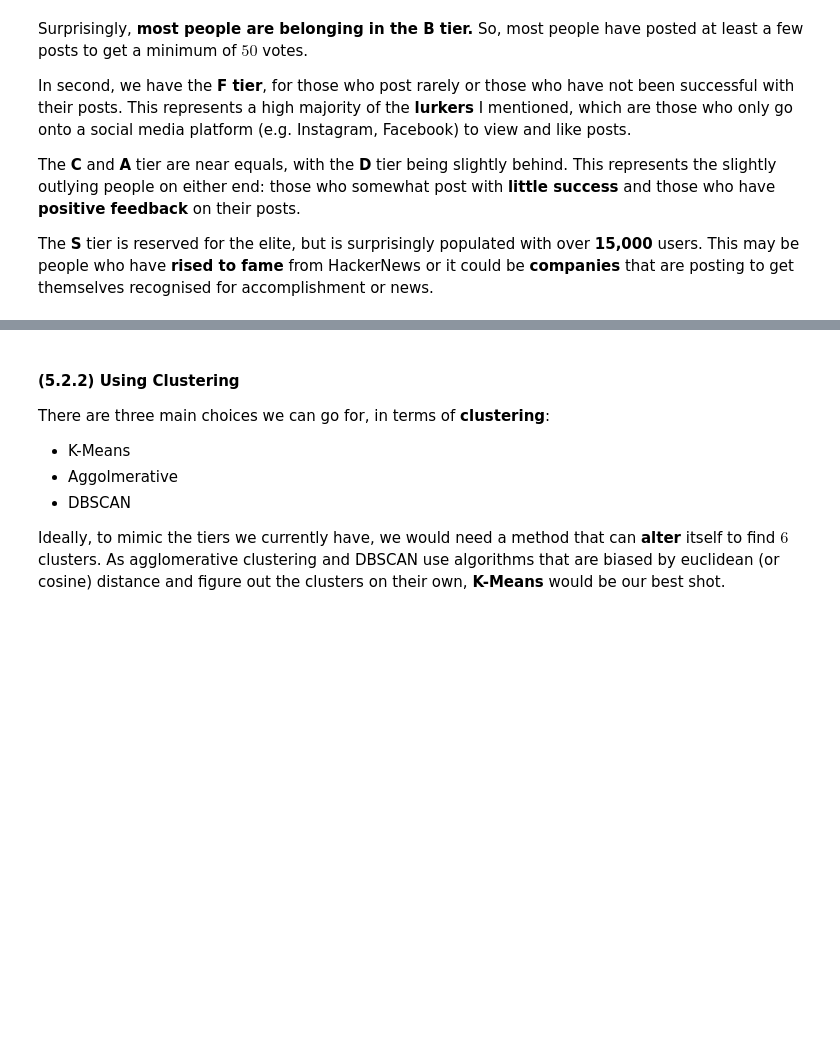
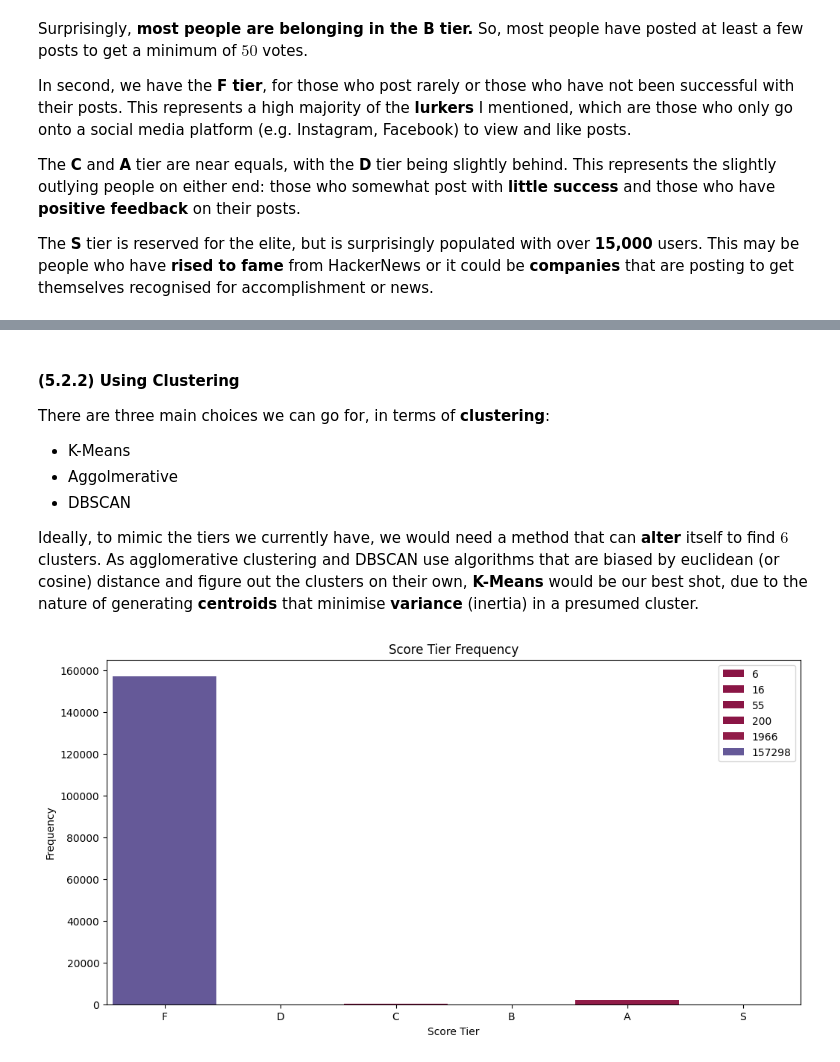
Before and after one commit to biggiefats/HackerNewsAnalysis, a Jupyter notebook: HackerNews.ipynb, the cells around one changed output, grey strips where cells are left out. Saved outputs shown, nothing was run; the diff lists cells and outputs as text; code cells hidden in the pictures; blank space fills up the shorter version.

```diff
--- a/HackerNews.ipynb
+++ b/HackerNews.ipynb
@@ -949,4 +973,4 @@ There are three main choices we can go for, in terms of **clustering**:
 - Aggolmerative
 - DBSCAN
 
-Ideally, to mimic the tiers we currently have, we would need a method that can **alter** itself to find $6$ clusters. As agglomerative clustering and DBSCAN use algorithms that are biased by euclidean (or cosine) distance and figure out the clusters on their own, **K-Means** would be our best shot.
+Ideally, to mimic the tiers we currently have, we would need a method that can **alter** itself to find $6$ clusters. As agglomerative clustering and DBSCAN use algorithms that are biased by euclidean (or cosine) distance and figure out the clusters on their own, **K-Means** would be our best shot, due to the nature of generating **centroids** that minimise **variance** (inertia) in a presumed cluster.
@@ -956,0 +977,24 @@ from sklearn.cluster import KMeans
+# %%
+from sklearn.cluster import KMeans
+
+# Clustering
+X = df['total_score'].values.reshape(-1, 1)
+model = KMeans(n_clusters=6)
+model.fit(X)
+df['score_tier'] = model.labels_
+
+# Data engineering
+data = df['score_tier'].value_counts().sort_index()
+data.index = ['F', 'D', 'C', 'B', 'A', 'S']
+x = data.index
+y = data.values
+
+# Visualisation
+fig, ax = plt.subplots(figsize=(12,6))
+ax.set_title("Score Tier Frequency")
+ax.set_xlabel("Score Tier")
+ax.set_ylabel("Frequency")
+sns.barplot(x=x, y=y, hue=y, palette='Spectral', width=1, gap=0.1)
+plt.show()
+# %% [output]
+[figure, added]
```
Also changed, not shown: parts of 13 cells of this notebook.
